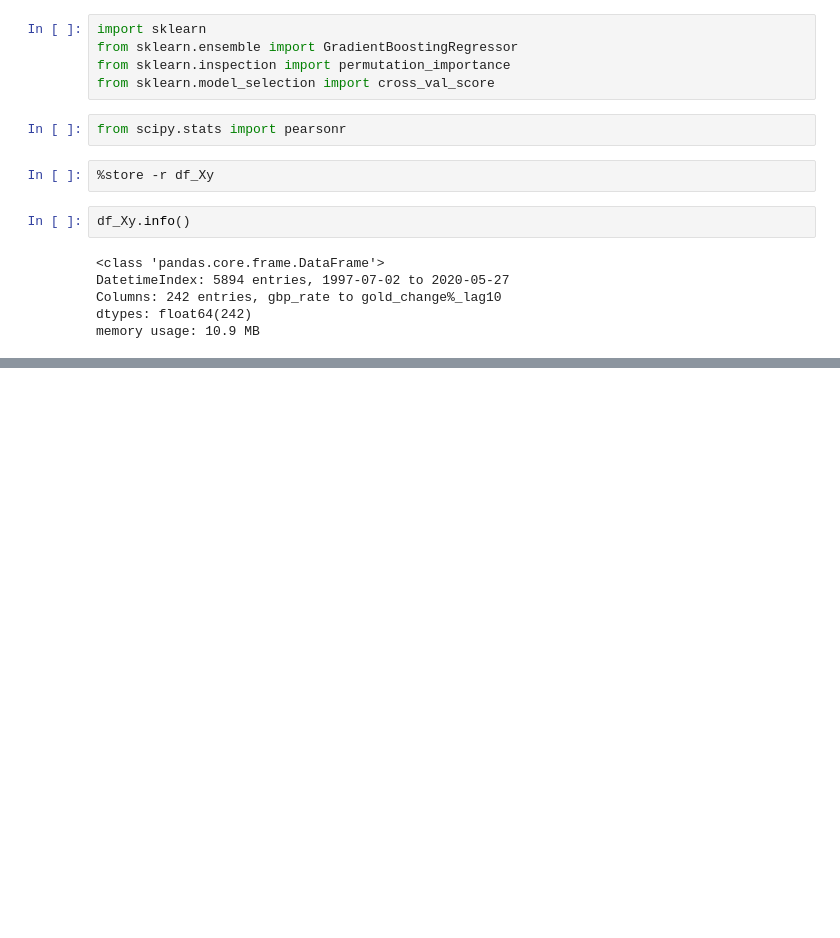
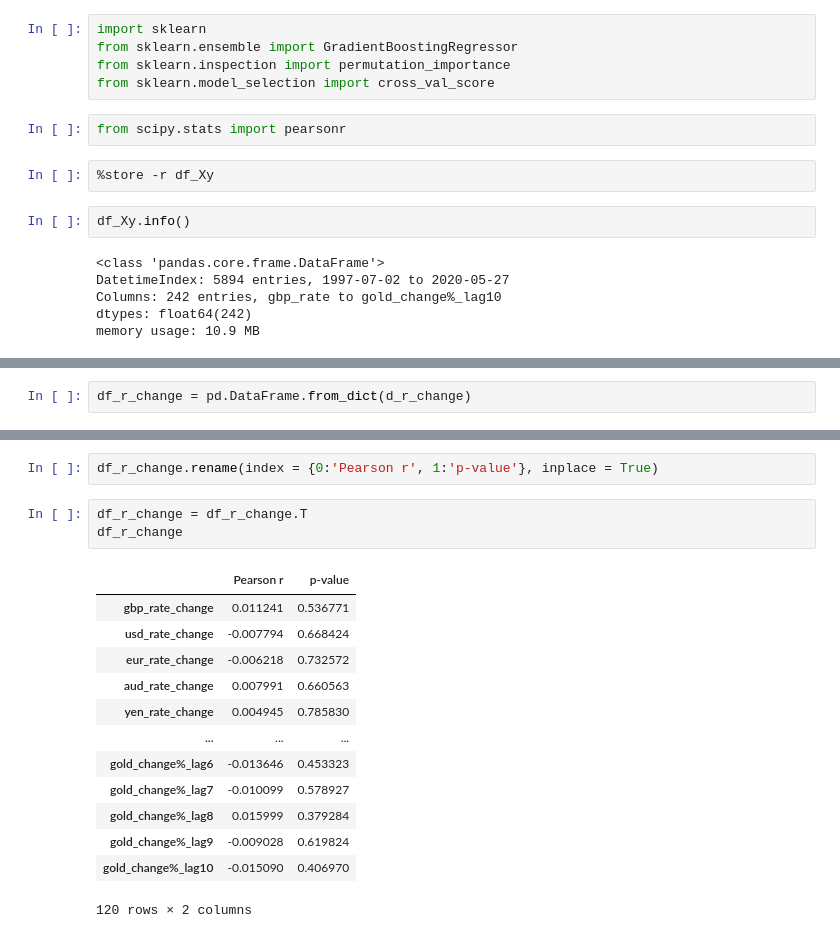
Before and after one commit to jangelchik/interest_equities_gold, a Jupyter notebook: visuals_and_modeling.ipynb, the cells around one changed output, grey strips where cells are left out. Drawn from its saved outputs; the diff is of its cells as text; blank space fills up the shorter version.

```diff
--- a/visuals_and_modeling.ipynb
+++ b/visuals_and_modeling.ipynb
@@ -51,0 +245,2 @@ Australia (AUD): https://www.rba.gov.au/statistics/cash-rate/
+# %%
+df_r_change = pd.DataFrame.from_dict(d_r_change)
@@ -51,0 +254,19 @@ Australia (AUD): https://www.rba.gov.au/statistics/cash-rate/
+# %%
+df_r_change.rename(index = {0:'Pearson r', 1:'p-value'}, inplace = True)
+# %%
+df_r_change = df_r_change.T
+df_r_change
+# %% [output]
+|  | Pearson r | p-value |
+| gbp_rate_change | 0.011241 | 0.536771 |
+| usd_rate_change | -0.007794 | 0.668424 |
+| eur_rate_change | -0.006218 | 0.732572 |
+| aud_rate_change | 0.007991 | 0.660563 |
+| yen_rate_change | 0.004945 | 0.785830 |
+| ... | ... | ... |
+| gold_change%_lag6 | -0.013646 | 0.453323 |
+| gold_change%_lag7 | -0.010099 | 0.578927 |
+| gold_change%_lag8 | 0.015999 | 0.379284 |
+| gold_change%_lag9 | -0.009028 | 0.619824 |
+| gold_change%_lag10 | -0.015090 | 0.406970 |
+120 rows × 2 columns
```
Also changed, not shown: parts of 39 cells of this notebook.
